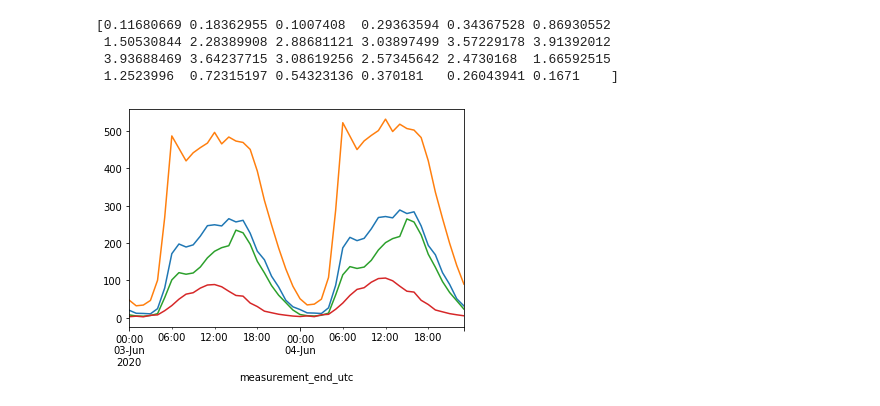
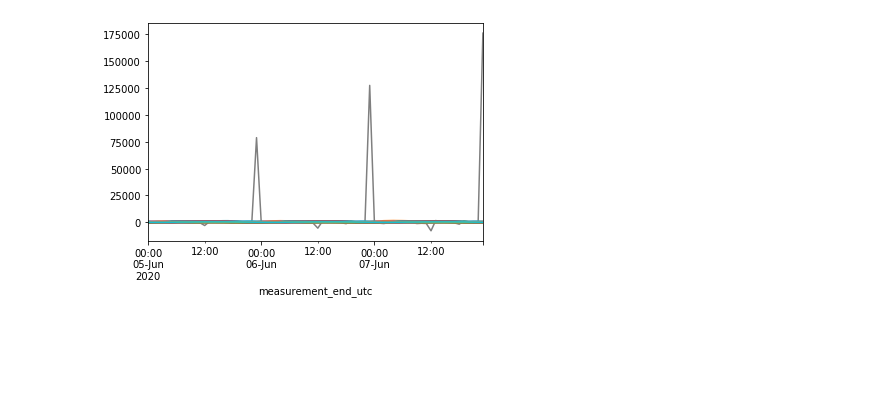
Before and after one commit to TeddyTW/SpatialScan, a Jupyter notebook: Demoing.ipynb, the cells around one changed output. Drawn from its saved outputs; the diff is of its cells as text; code cells hidden in the pictures; blank space fills up the shorter version.

```diff
--- a/Demoing.ipynb
+++ b/Demoing.ipynb
@@ -12,4 +12,4 @@ import matplotlib
 from datetime import datetime
 # %%
 #df=pd.read_csv("ActonMay4.csv")
-df = pd.read_csv('ActonMay4.csv', infer_datetime_format=True, parse_dates=[4, 5])
+df = pd.read_csv('ActonMay4.csv', index_col=False, infer_datetime_format=True, parse_dates=[4, 5])
@@ -29,3 +16,5 @@ array(['N27/010d1', 'N25/263a1', 'N25/215g2', 'N27/227d1'], dtype=object)
+# %%
+detector_sample=df["detector_id"].drop_duplicates().to_numpy()
 # %%
 MA(train_data,'N25/011d2', 5)
 # %% [output]
@@ -57,8 +30,4 @@ y
 # %%
-y=holt_winters(train_data, detector_sample, 20, 2, display=True, alpha=0.05, beta=0.05, gamma=0.2)
+x=holt_winters(df, detector_sample, 20, 3, display=True, alpha=0.05, beta=0.05, gamma=0.2)
 # %% [output]
-[0.11680669 0.18362955 0.1007408  0.29363594 0.34367528 0.86930552
- 1.50530844 2.28389908 2.88681121 3.03897499 3.57229178 3.91392012
- 3.93688469 3.64237715 3.08619256 2.57345642 2.4730168  1.66592515
- 1.2523996  0.72315197 0.54323136 0.370181   0.26043941 0.1671    ]
-[figure, old version]
+[figure, new version]
```
Also changed, not shown: parts of 32 cells of this notebook, 2 other files.
